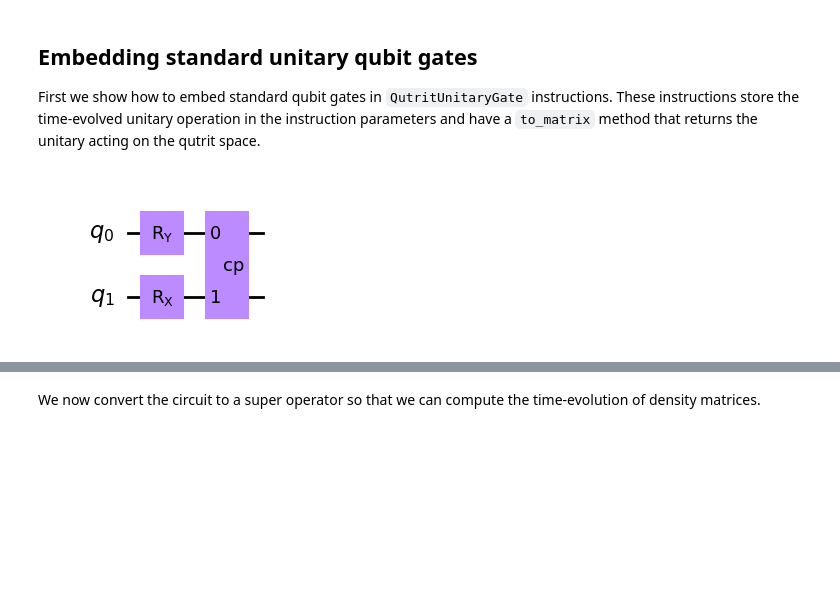
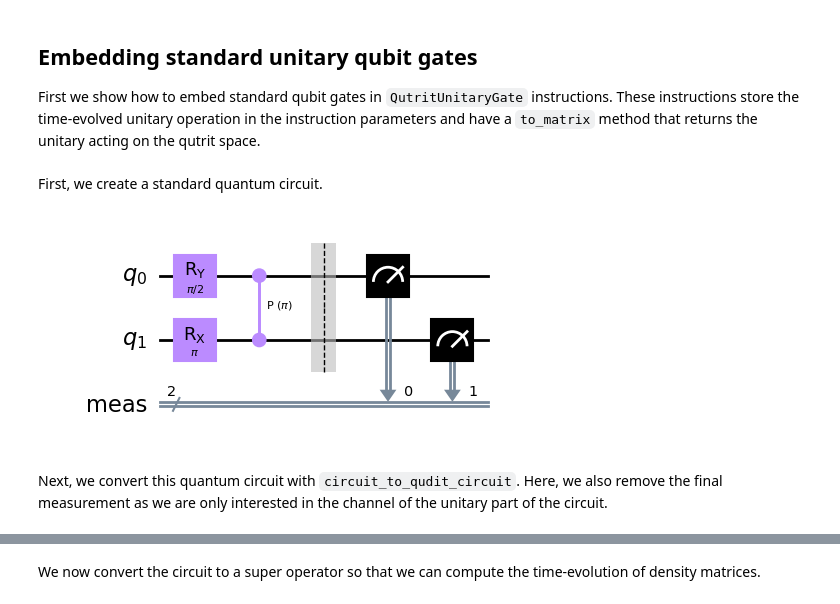
Before and after one commit to eggerdj/restless-simulator, a Jupyter notebook: docs/tutorials/qutrit_circuits.ipynb, the cells around one changed output, grey strips where cells are left out. Cells and saved outputs as stored; diff of their text form; code cells hidden in the pictures; blank space fills up the shorter version.

Commit message:
* Added circuit conversion method.

```diff
--- a/docs/tutorials/qutrit_circuits.ipynb
+++ b/docs/tutorials/qutrit_circuits.ipynb
@@ -16,12 +17,13 @@ from restless_simulator.circuit import QutritUnitaryGate
-# %%
-qt_ry = QutritUnitaryGate.from_qubit_gate(RYGate(0.5*np.pi, label="ry"))
-qt_rx = QutritUnitaryGate.from_qubit_gate(RXGate(np.pi, label="rx"))
-qt_rzz = QutritUnitaryGate.from_qubit_gate(CPhaseGate(np.pi, label="cp"))
-
-circuit = QuantumCircuit(2)
-circuit.append(qt_ry, (0, ))
-circuit.append(qt_rx, (1, ))
-circuit.append(qt_rzz, (0, 1))
-circuit.draw("mpl")
-# %% [output]
-[figure, removed]
+# %% [markdown]
+First, we create a standard quantum circuit.
+# %%
+circuit = QuantumCircuit(2)
+circuit.ry(0.5 * np.pi, 0)
+circuit.rx(np.pi, 1)
+circuit.cp(np.pi, 0, 1)
+circuit.measure_all()
+circuit.draw("mpl")
+# %% [output]
+[figure, added]
+# %% [markdown]
+Next, we convert this quantum circuit with `circuit_to_qudit_circuit`. Here, we also remove the final measurement as we are only interested in the channel of the unitary part of the circuit.
```
Also changed, not shown: parts of 8 cells of this notebook, 4 other files.
